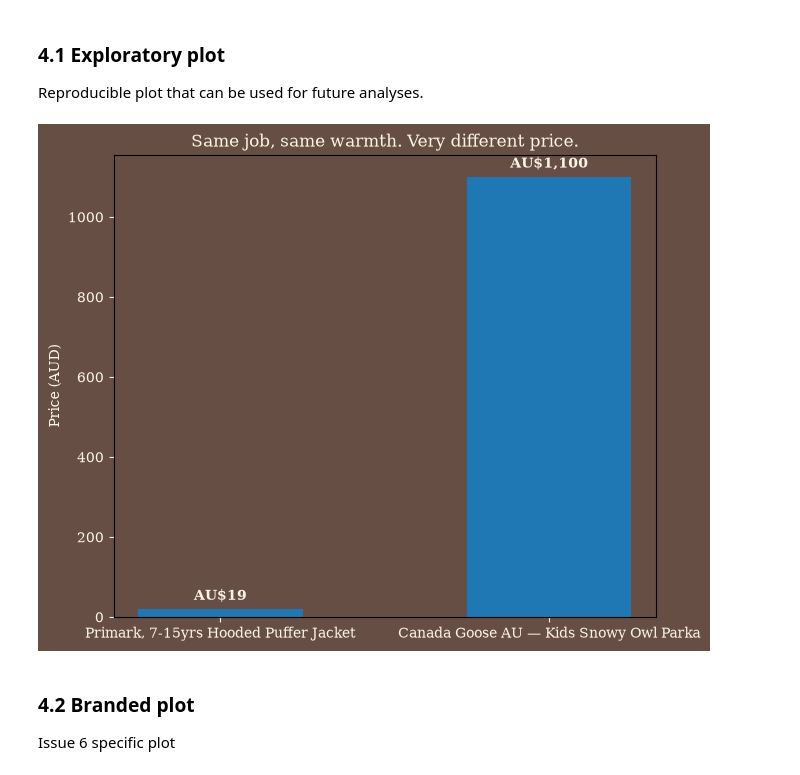
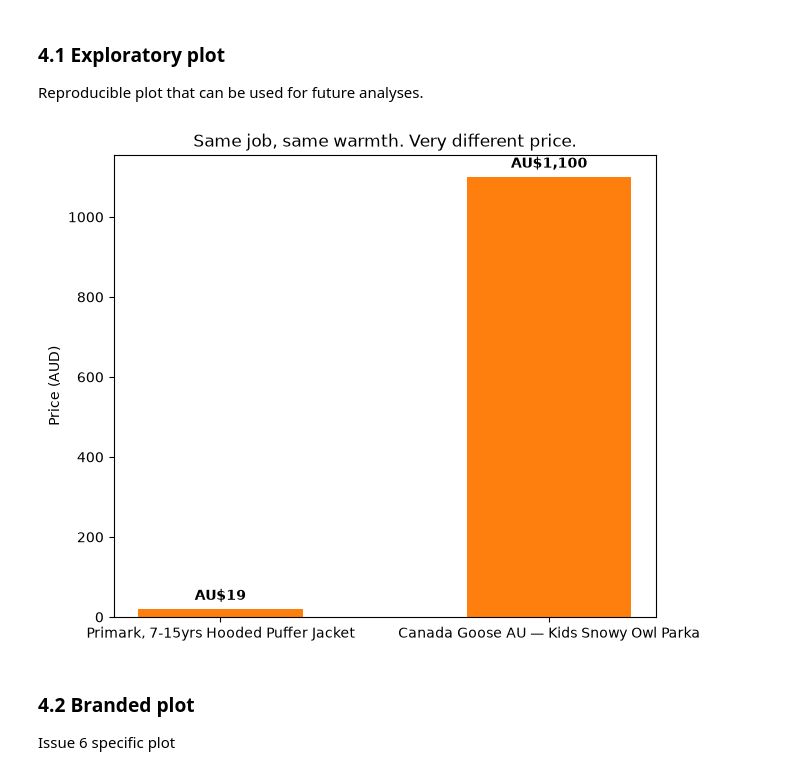
Before and after one commit to juvinciariadi/data-worn-thin.-, a Jupyter notebook: notebooks/issue-06/6.2-coat-price-gap.ipynb, the cells around one changed output. Saved outputs shown, nothing was run; the diff lists cells and outputs as text; code cells hidden in the pictures.

Commit message:
changed the load palette structure to only apply to chart 6.2a

```diff
--- a/notebooks/issue-06/6.2-coat-price-gap.ipynb
+++ b/notebooks/issue-06/6.2-coat-price-gap.ipynb
@@ -36,14 +36,6 @@ DUSTY = palette["Dusty"]
 PEACH = palette["Peach"]
 CREAM = palette["Cream"]
 SAGE  = palette["Sage"]
-
-plt.rcParams["font.family"] = "serif"
-plt.rcParams["axes.facecolor"] = COCOA
-plt.rcParams["figure.facecolor"] = COCOA
-plt.rcParams["text.color"] = CREAM
-plt.rcParams["axes.labelcolor"] = CREAM
-plt.rcParams["xtick.color"] = CREAM
-plt.rcParams["ytick.color"] = CREAM
 # %% [markdown]
 ## 3. Price analysis of coats
 # %% [markdown]
@@ -124,20 +116,21 @@ Reproducible plot that can be used for future analyses.
 # %%
 fig, ax = plt.subplots(figsize=(7, 6))
 names = [budget_coat["name"], designer_coat["name"]]
 prices = [budget_coat["price_aud"], designer_coat["price_aud"]]
+bars = ax.bar(names, prices, width=0.5)
 
 ax.set_ylabel("Price (AUD)")
 ax.set_title("Same job, same warmth. Very different price.")
 
 for bar, price in zip(bars, prices):
     ax.text(bar.get_x() + bar.get_width() / 2, price + 15, f"AU${price:,.0f}",
             ha="center", va="bottom", fontweight="bold")
 
 bars = ax.bar(names, prices, width=0.5)
 
 fig.savefig("../../sources/issue-06/6.2-apparel-cpi-vs-wages-branded.png", dpi=300, transparent=False)
 # %% [output]
-[figure, old version]
+[figure, new version]
 # %% [markdown]
 ### 4.2 Branded plot
 
```
Also changed, not shown: 2 other files.
